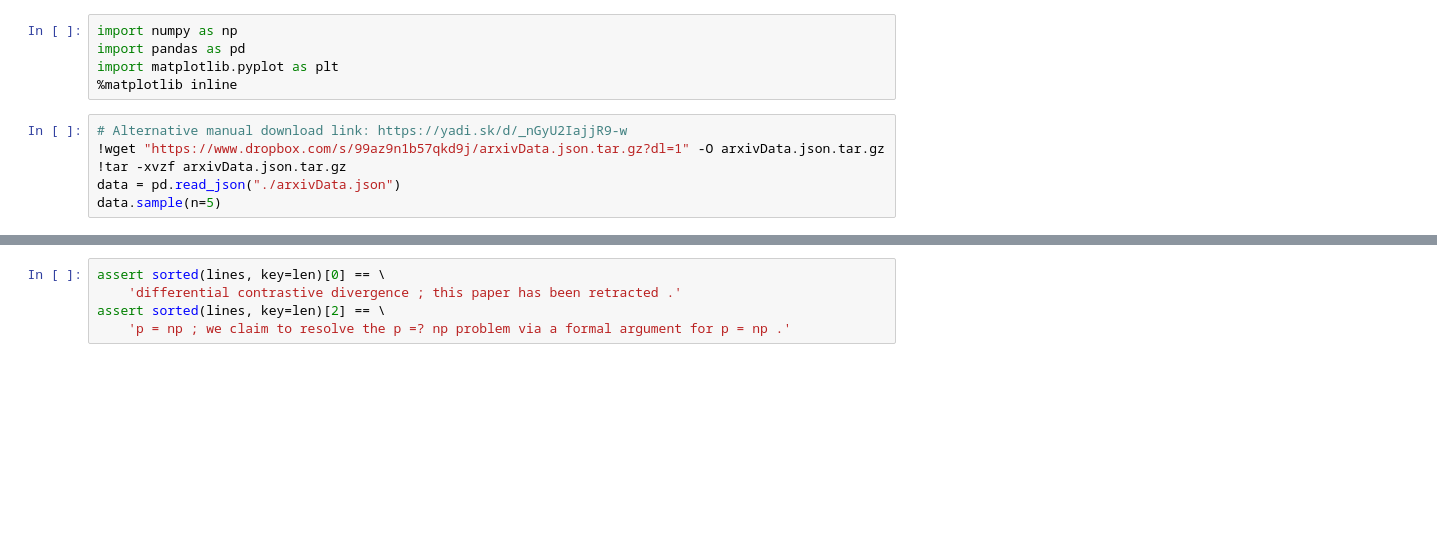
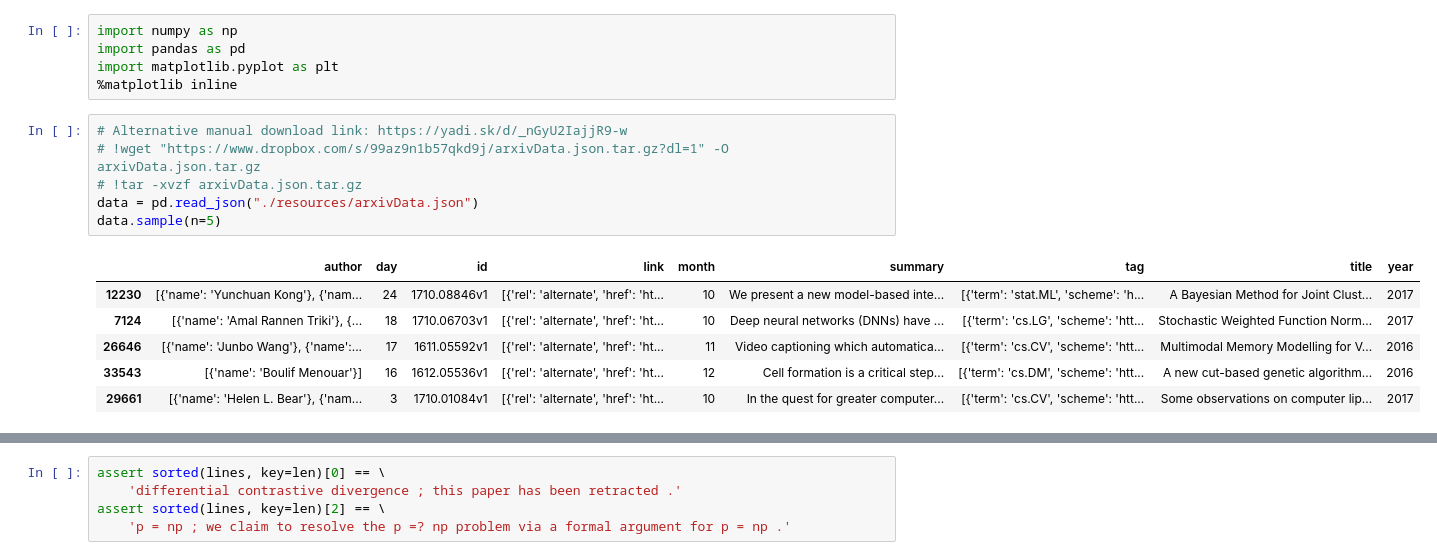
Before and after one commit to ZequnZ/Knowledge-base, a Jupyter notebook: NLP/NLP_courses/yandexdataschool_nlp_course_solutions/w3_seminar.ipynb, the cells around one changed output, grey strips where cells are left out. Saved outputs shown, nothing was run; the diff lists cells and outputs as text; blank space fills up the shorter version.

```diff
--- a/NLP/NLP_courses/yandexdataschool_nlp_course_solutions/w3_seminar.ipynb
+++ b/NLP/NLP_courses/yandexdataschool_nlp_course_solutions/w3_seminar.ipynb
@@ -15,7 +15,14 @@ import matplotlib.pyplot as plt
 %matplotlib inline
 # %%
 # Alternative manual download link: https://yadi.sk/d/_nGyU2IajjR9-w
-!wget "https://www.dropbox.com/s/99az9n1b57qkd9j/arxivData.json.tar.gz?dl=1" -O arxivData.json.tar.gz
-!tar -xvzf arxivData.json.tar.gz
-data = pd.read_json("./arxivData.json")
+# !wget "https://www.dropbox.com/s/99az9n1b57qkd9j/arxivData.json.tar.gz?dl=1" -O arxivData.json.tar.gz
+# !tar -xvzf arxivData.json.tar.gz
+data = pd.read_json("./resources/arxivData.json")
 data.sample(n=5)
+# %% [output]
+|  | author | day | id | link | month | summary | tag | title | year |
+| 12230 | [{'name': 'Yunchuan Kong'}, {'nam... | 24 | 1710.08846v1 | [{'rel': 'alternate', 'href': 'ht... | 10 | We present a new model-based inte... | [{'term': 'stat.ML', 'scheme': 'h... | A Bayesian Method for Joint Clust... | 2017 |
+| 7124 | [{'name': 'Amal Rannen Triki'}, {... | 18 | 1710.06703v1 | [{'rel': 'alternate', 'href': 'ht... | 10 | Deep neural networks (DNNs) have ... | [{'term': 'cs.LG', 'scheme': 'htt... | Stochastic Weighted Function Norm... | 2017 |
+| 26646 | [{'name': 'Junbo Wang'}, {'name':... | 17 | 1611.05592v1 | [{'rel': 'alternate', 'href': 'ht... | 11 | Video captioning which automatica... | [{'term': 'cs.CV', 'scheme': 'htt... | Multimodal Memory Modelling for V... | 2016 |
+| 33543 | [{'name': 'Boulif Menouar'}] | 16 | 1612.05536v1 | [{'rel': 'alternate', 'href': 'ht... | 12 | Cell formation is a critical step... | [{'term': 'cs.DM', 'scheme': 'htt... | A new cut-based genetic algorithm... | 2016 |
+| 29661 | [{'name': 'Helen L. Bear'}, {'nam... | 3 | 1710.01084v1 | [{'rel': 'alternate', 'href': 'ht... | 10 | In the quest for greater computer... | [{'term': 'cs.CV', 'scheme': 'htt... | Some observations on computer lip... | 2017 |
```
Also changed, not shown: parts of 35 cells of this notebook.
